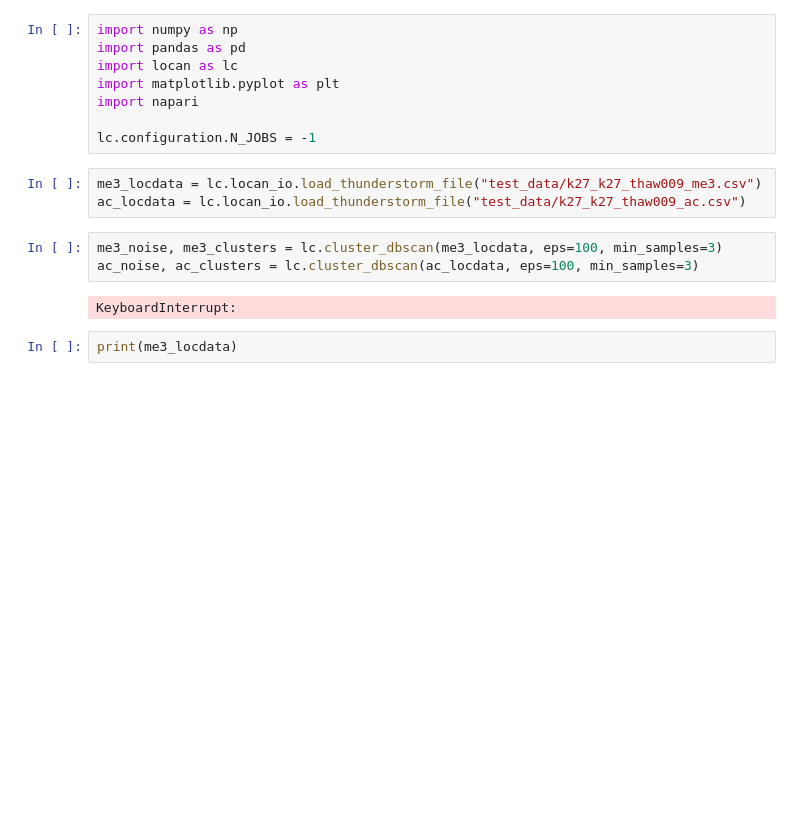
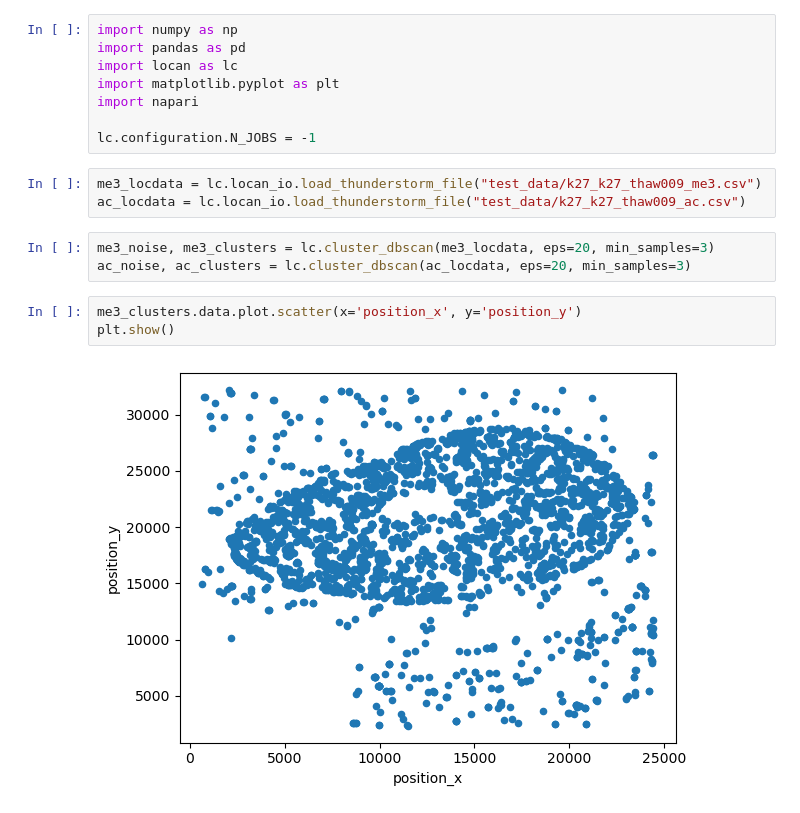
Before and after one commit to grabad/hmt_v2, a Jupyter notebook: dbscan_test.ipynb, the cells around one changed output. Drawn from its saved outputs; the diff is of its cells as text; blank space fills up the shorter version.

Commit message:
getting DBSCAN working

```diff
--- a/dbscan_test.ipynb
+++ b/dbscan_test.ipynb
@@ -10,9 +10,10 @@ lc.configuration.N_JOBS = -1
 me3_locdata = lc.locan_io.load_thunderstorm_file("test_data/k27_k27_thaw009_me3.csv")
 ac_locdata = lc.locan_io.load_thunderstorm_file("test_data/k27_k27_thaw009_ac.csv")
 # %%
-me3_noise, me3_clusters = lc.cluster_dbscan(me3_locdata, eps=100, min_samples=3)
-ac_noise, ac_clusters = lc.cluster_dbscan(ac_locdata, eps=100, min_samples=3)
+me3_noise, me3_clusters = lc.cluster_dbscan(me3_locdata, eps=20, min_samples=3)
+ac_noise, ac_clusters = lc.cluster_dbscan(ac_locdata, eps=20, min_samples=3)
-# %% [output]
-KeyboardInterrupt:
-# %%
-print(me3_locdata)
+# %%
+me3_clusters.data.plot.scatter(x='position_x', y='position_y')
+plt.show()
+# %% [output]
+[figure, added]
```
Also changed, not shown: parts of 2 cells of this notebook, 1 other file.
